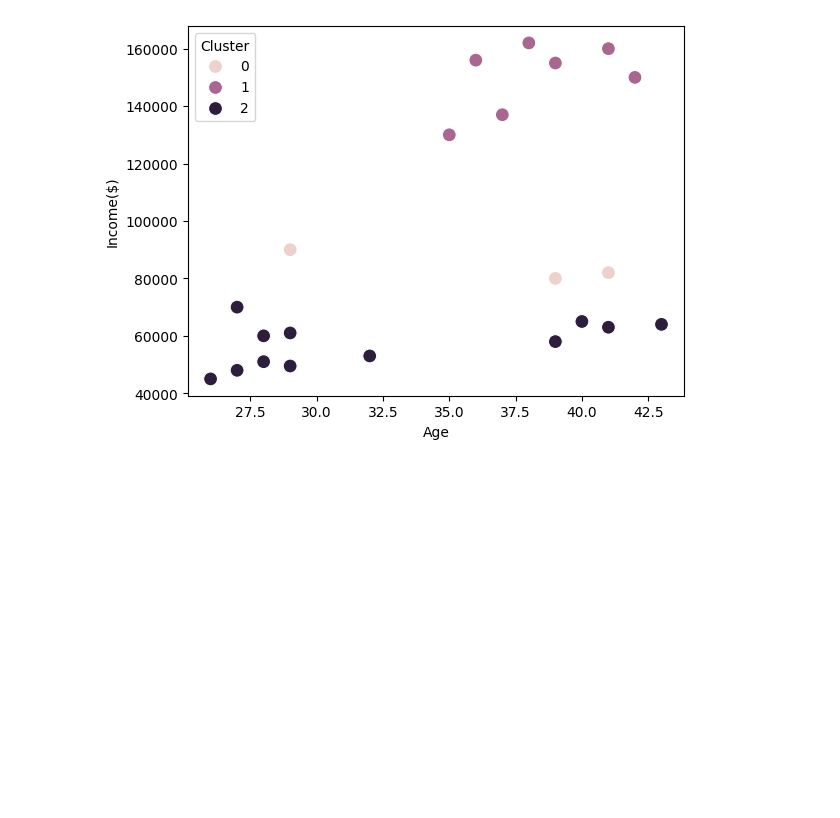
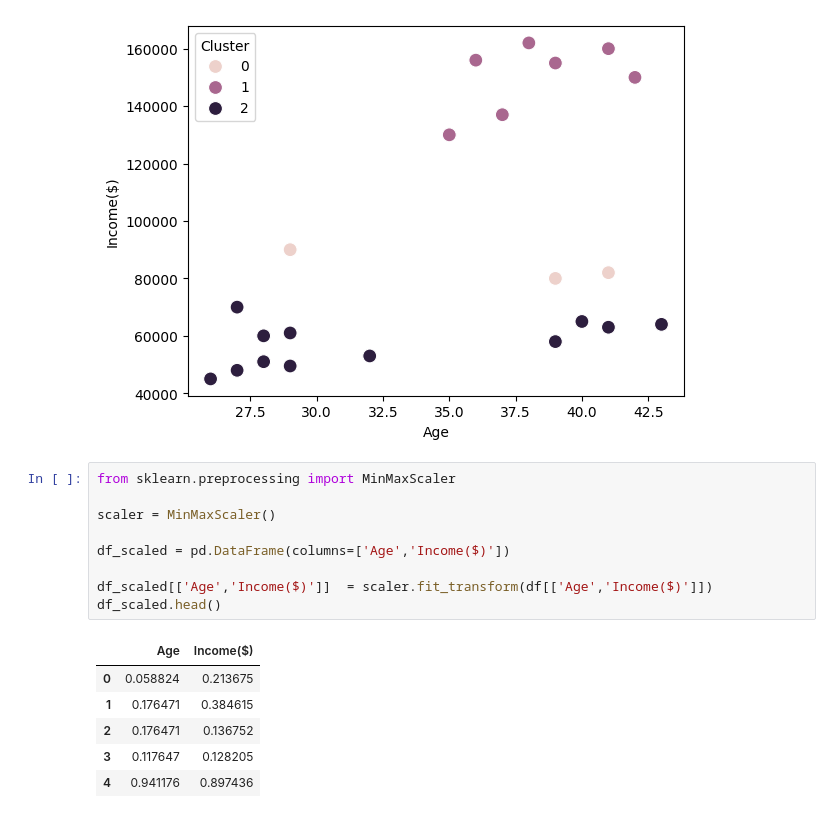
Before and after one commit to RawatXd/DS-Practice, a Jupyter notebook: Machine Learning/UnSupervised Learning/K-means-clustering-Customer Segmentation/customer.ipynb, the cells around one changed output. Cells and saved outputs as stored; diff of their text form; blank space fills up the shorter version.

```diff
--- a/Machine Learning/UnSupervised Learning/K-means-clustering-Customer Segmentation/customer.ipynb
+++ b/Machine Learning/UnSupervised Learning/K-means-clustering-Customer Segmentation/customer.ipynb
@@ -43,3 +43,19 @@ sns.scatterplot(df,x = 'Age',y='Income($)',s = 100, hue='Cluster')
 # %% [output]
 <Axes: xlabel='Age', ylabel='Income($)'>
 [figure]
+# %%
+from sklearn.preprocessing import MinMaxScaler
+
+scaler = MinMaxScaler()
+
+df_scaled = pd.DataFrame(columns=['Age','Income($)'])
+
+df_scaled[['Age','Income($)']]  = scaler.fit_transform(df[['Age','Income($)']])
+df_scaled.head()
+# %% [output]
+|  | Age | Income($) |
+| 0 | 0.058824 | 0.213675 |
+| 1 | 0.176471 | 0.384615 |
+| 2 | 0.176471 | 0.136752 |
+| 3 | 0.117647 | 0.128205 |
+| 4 | 0.941176 | 0.897436 |
```
Also changed, not shown: parts of 3 cells of this notebook.
